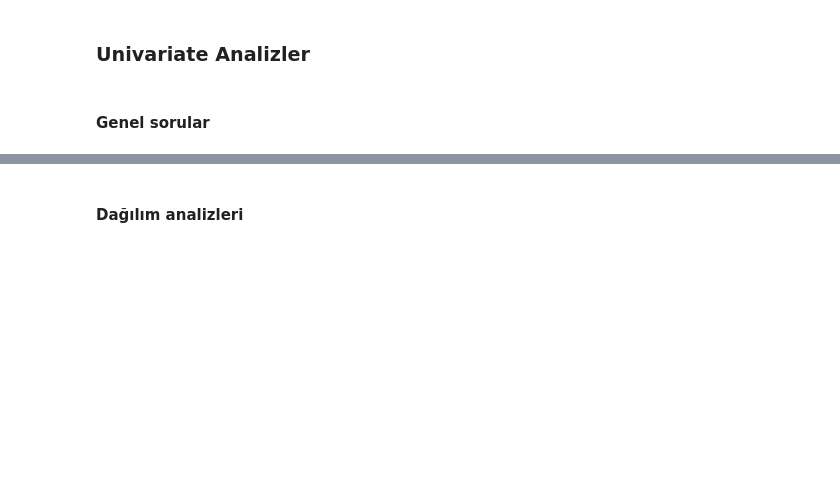
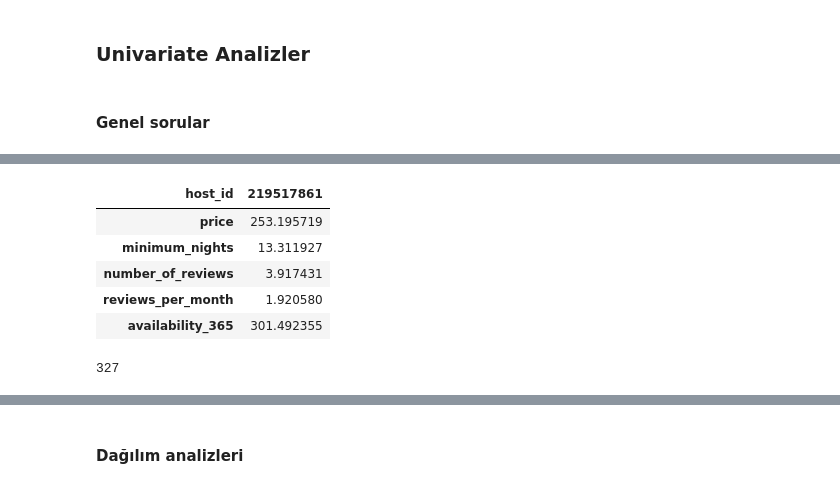
Before and after one commit to VolkiTheDreamer/Veri-Bilimi-Akademisi, a Jupyter notebook: ML/InClass Works/06_Python ile EDA.ipynb, the cells around one changed output, grey strips where cells are left out. Cells and saved outputs as stored; diff of their text form; code cells hidden in the pictures; blank space fills up the shorter version.

```diff
--- a/ML/InClass Works/06_Python ile EDA.ipynb
+++ b/ML/InClass Works/06_Python ile EDA.ipynb
@@ -524,4 +582,13 @@ df["host_id"].mode()
 # %%
 df[df["host_id"]==219517861].groupby("host_id")[nums].mean().T
+len(df[df["host_id"]==219517861])
+# %% [output]
+| host_id | 219517861 |
+| price | 253.195719 |
+| minimum_nights | 13.311927 |
+| number_of_reviews | 3.917431 |
+| reviews_per_month | 1.920580 |
+| availability_365 | 301.492355 |
+327
 # %%
 df[df["host_id"]!=219517861].groupby("host_id")[nums].mean().head()
```
Also changed, not shown: parts of 68 cells of this notebook.
